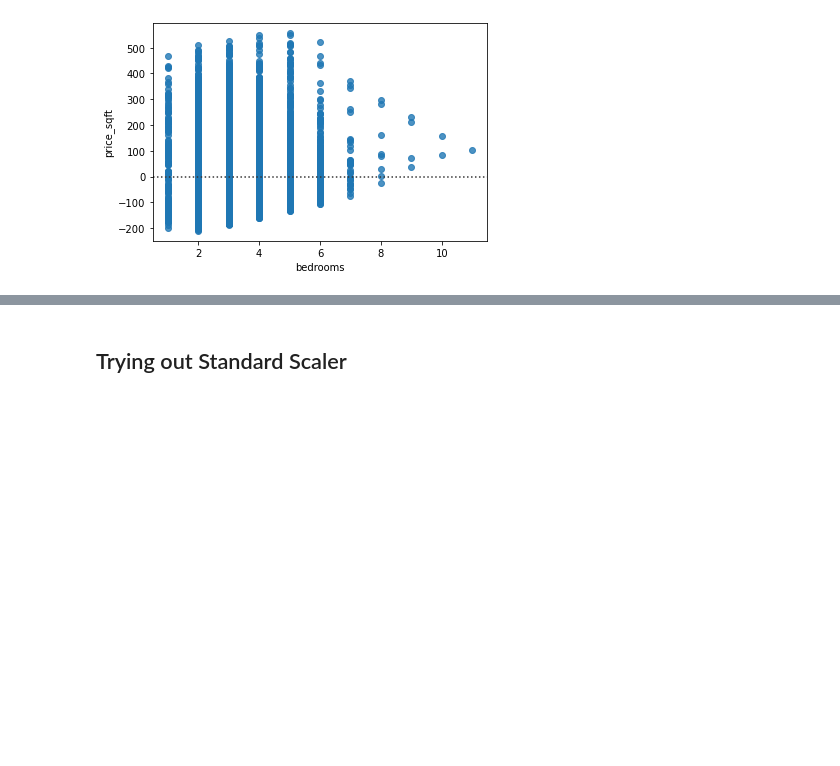
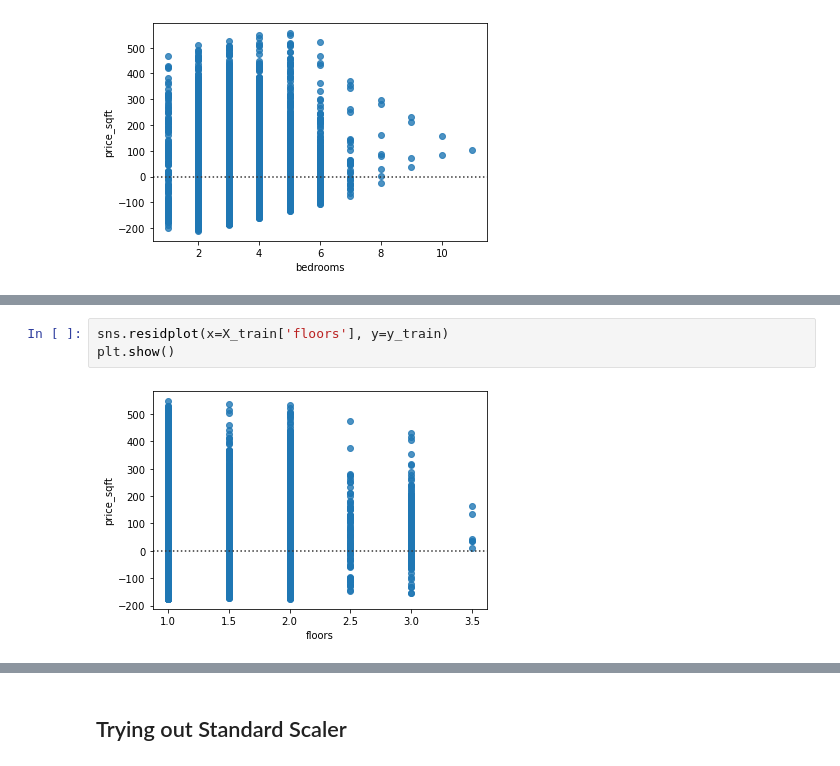
Before and after one commit to ThomasHChapman/P2-SeattleHousing, a Jupyter notebook: working_notebooks/tom_working.ipynb, the cells around one changed output, grey strips where cells are left out. Cells and saved outputs as stored; diff of their text form; blank space fills up the shorter version.

```diff
--- a/working_notebooks/tom_working.ipynb
+++ b/working_notebooks/tom_working.ipynb
@@ -366,0 +385,5 @@ plt.show()
+# %%
+sns.residplot(x=X_train['floors'], y=y_train)
+plt.show()
+# %% [output]
+[figure, added]
```
Also changed, not shown: parts of 2 cells of this notebook.
